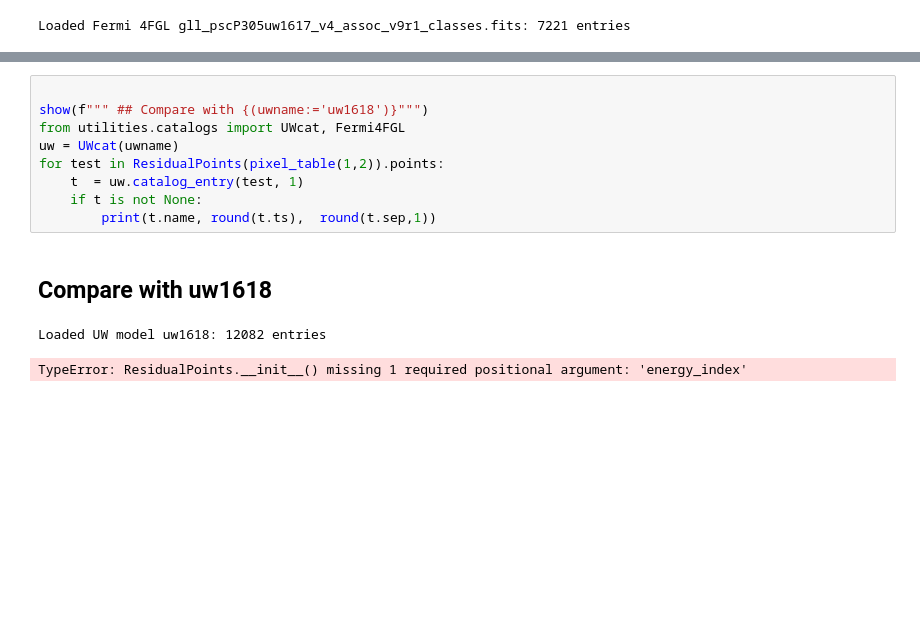
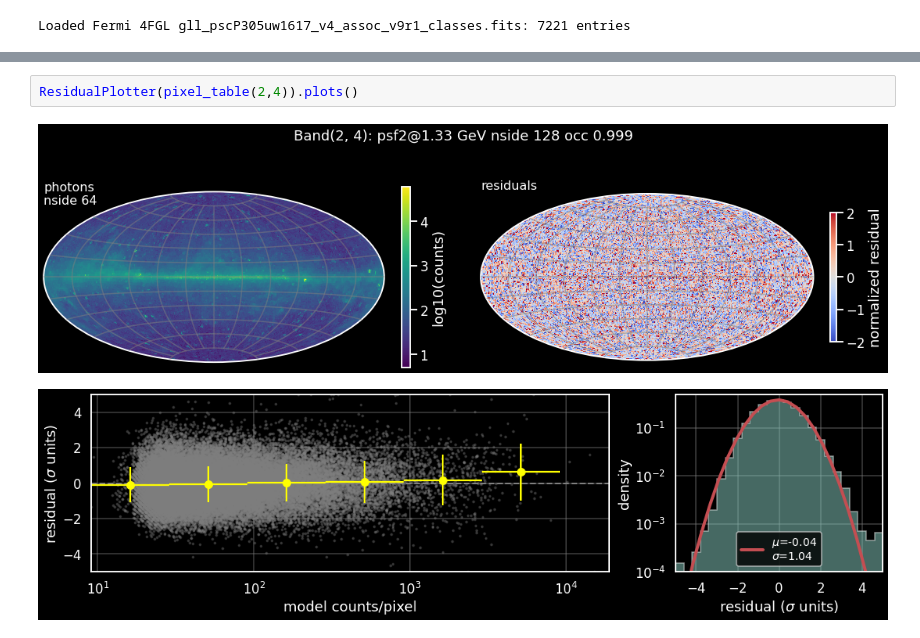
Before and after one commit to tburnett/kerr-diffuse, a Jupyter notebook: residual.ipynb, the cells around one changed output, grey strips where cells are left out. Cells and saved outputs as stored; diff of their text form; blank space fills up the shorter version.

Commit message:
Update after catalog meeting

```diff
--- a/residual.ipynb
+++ b/residual.ipynb
@@ -134,15 +115,7 @@ show(fig)
 <utilities.ipynb_docgen.doc_formatter.<locals>.MimeBundleObject at 0x...>
-# %%
-
-show(f""" ## Compare with {(uwname:='uw1618')}""")
-from utilities.catalogs import UWcat, Fermi4FGL
-uw = UWcat(uwname)
-for test in ResidualPoints(pixel_table(1,2)).points:
-    t  = uw.catalog_entry(test, 1)
-    if t is not None:
-        print(t.name, round(t.ts),  round(t.sep,1))
-# %% [output]
-## Compare with uw1618
-Loaded UW model uw1618: 12082 entries
-TypeError: ResidualPoints.__init__() missing 1 required positional argument: 'energy_index'
+# %%
+ResidualPlotter(pixel_table(2,4)).plots()
+# %% [output]
+[figure, added]
+[figure, added]
 # %%
```
Also changed, not shown: parts of 11 cells of this notebook, 2 other files.
